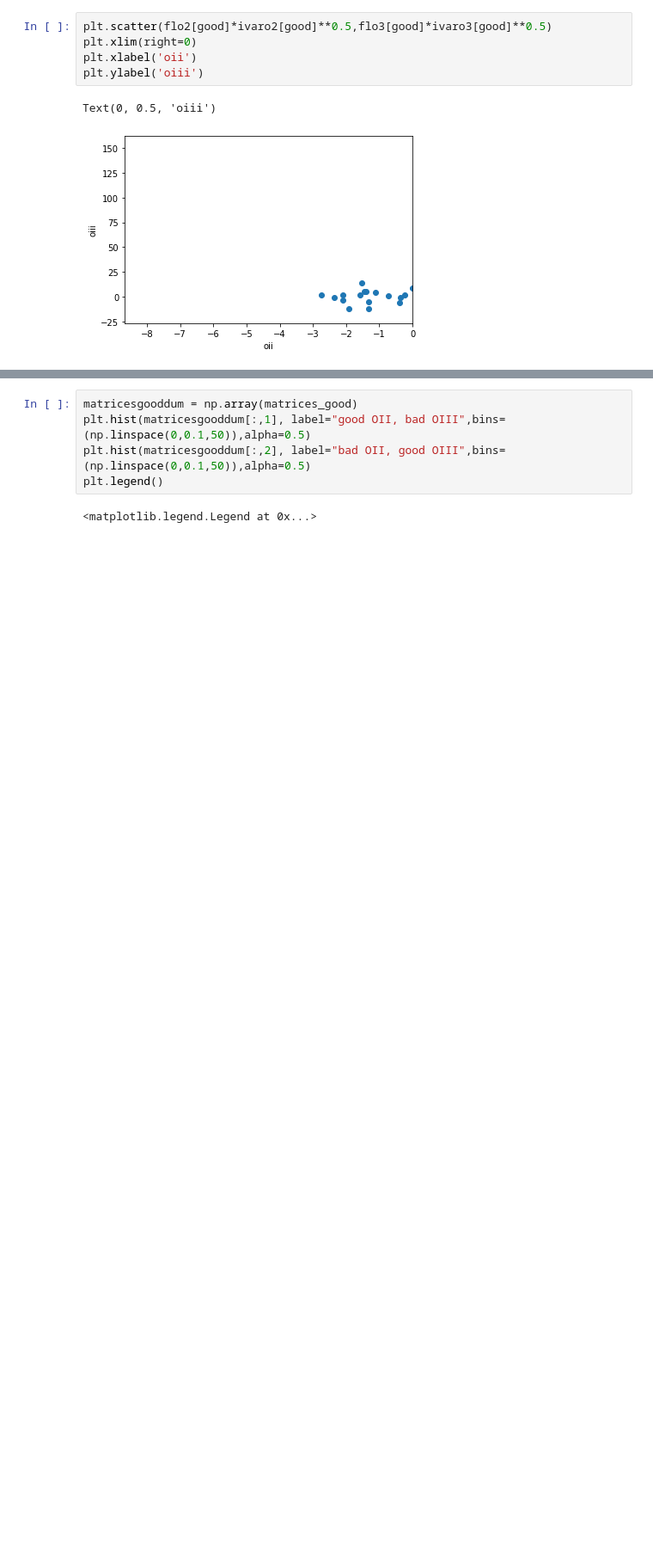
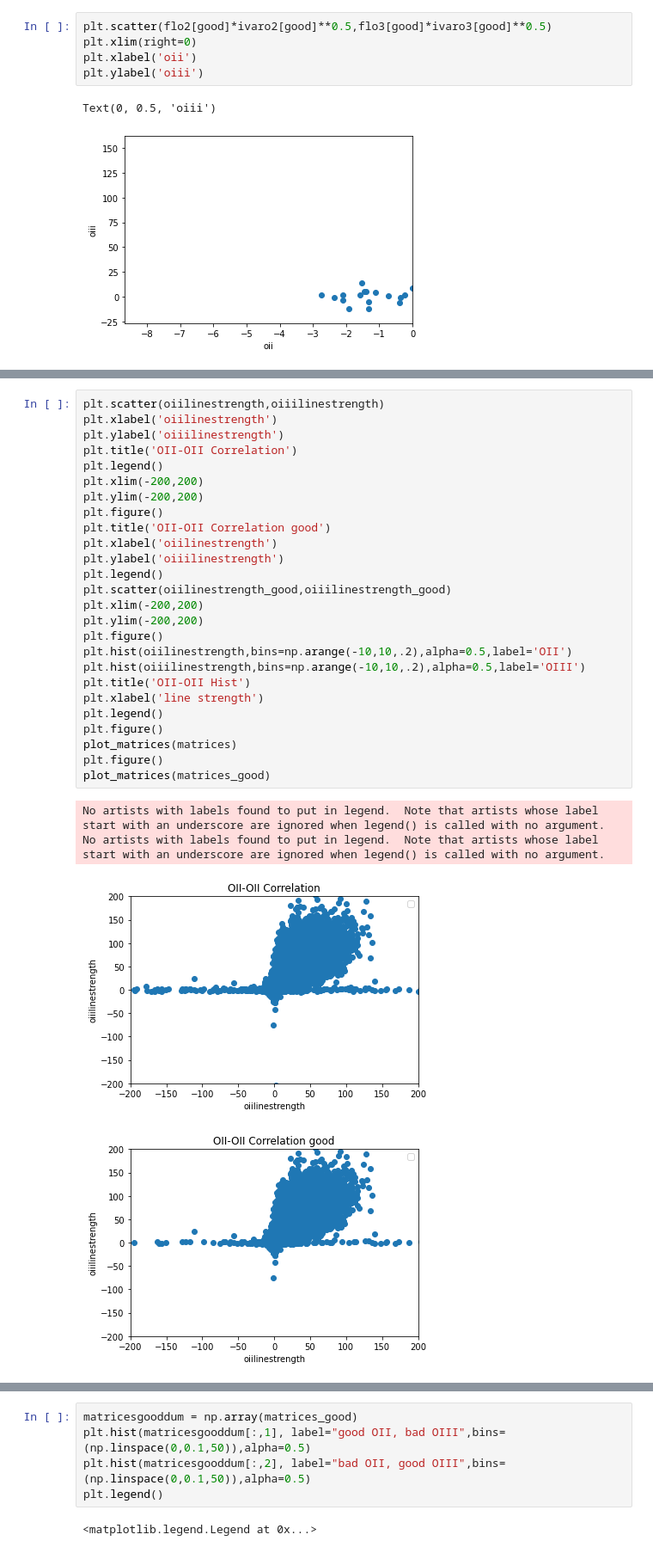
Before and after one commit to ShirshChhabra/DESIRedrock, a Jupyter notebook: Redrock.ipynb, the cells around one changed output, grey strips where cells are left out. Shown at 86% size. Drawn from its saved outputs; the diff is of its cells as text; blank space fills up the shorter version.

```diff
--- a/Redrock.ipynb
+++ b/Redrock.ipynb
@@ -288,0 +296,31 @@ plot_matrices(matrices_good)
+# %%
+plt.scatter(oiilinestrength,oiiilinestrength)
+plt.xlabel('oiilinestrength')
+plt.ylabel('oiiilinestrength')
+plt.title('OII-OII Correlation')
+plt.legend()
+plt.xlim(-200,200)
+plt.ylim(-200,200)
+plt.figure()
+plt.title('OII-OII Correlation good')
+plt.xlabel('oiilinestrength')
+plt.ylabel('oiiilinestrength')
+plt.legend()
+plt.scatter(oiilinestrength_good,oiiilinestrength_good)
+plt.xlim(-200,200)
+plt.ylim(-200,200)
+plt.figure()
+plt.hist(oiilinestrength,bins=np.arange(-10,10,.2),alpha=0.5,label='OII')
+plt.hist(oiiilinestrength,bins=np.arange(-10,10,.2),alpha=0.5,label='OIII')
+plt.title('OII-OII Hist')
+plt.xlabel('line strength')
+plt.legend()
+plt.figure()
+plot_matrices(matrices)
+plt.figure()
+plot_matrices(matrices_good)
+# %% [output]
+No artists with labels found to put in legend.  Note that artists whose label start with an underscore are ignored when legend() is called with no argument.
+No artists with labels found to put in legend.  Note that artists whose label start with an underscore are ignored when legend() is called with no argument.
+[figure, added]
+[figure, added]
```
Also changed, not shown: parts of 8 cells of this notebook.
